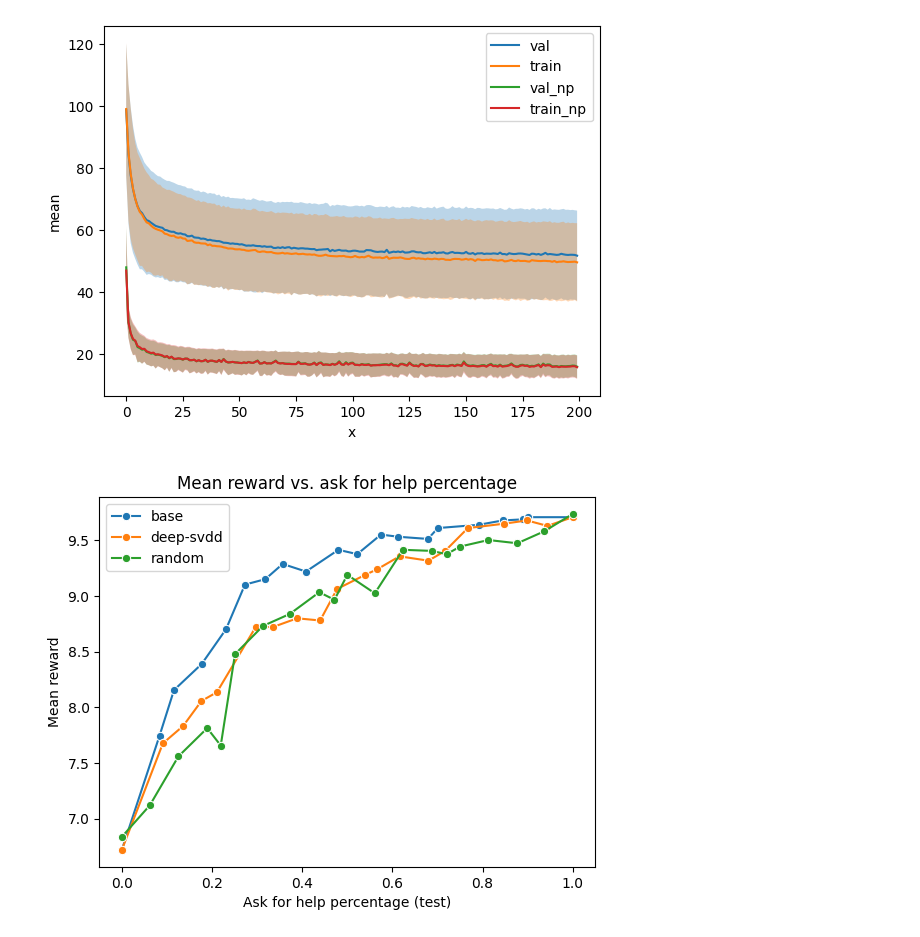
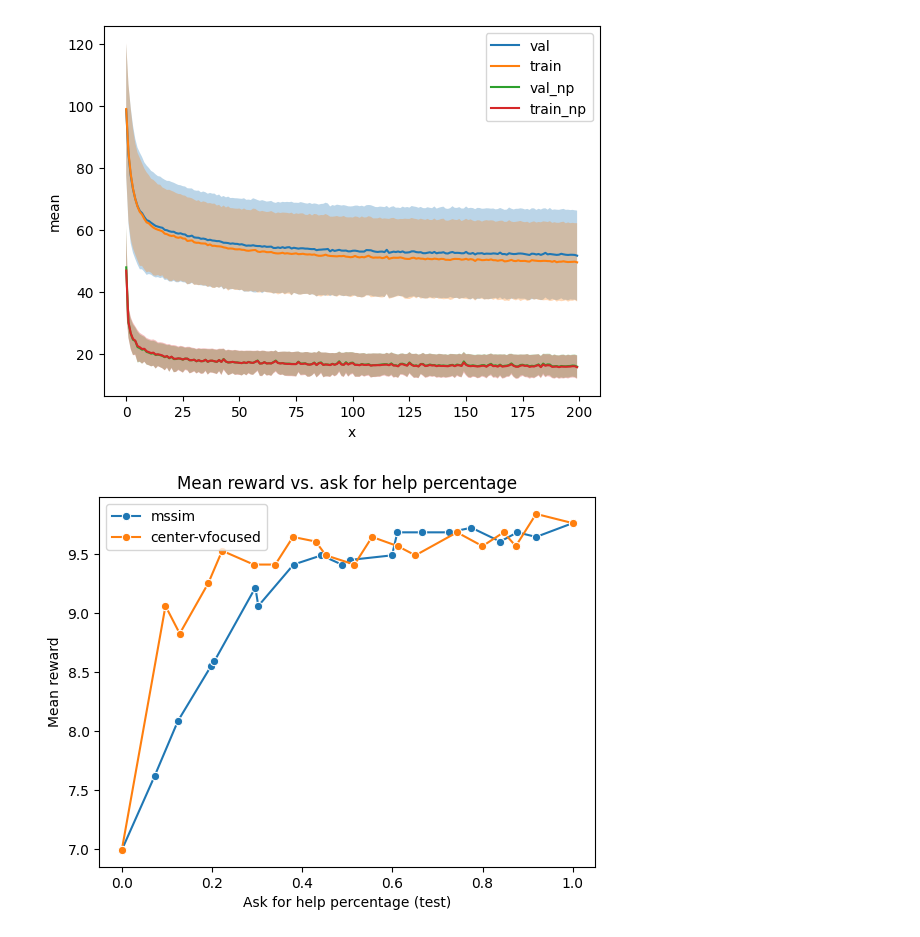
Before and after one commit to PavelCz/yrc-bench-fork, a Jupyter notebook: analyzing/plotting.ipynb, the cells around one changed output. Saved outputs shown, nothing was run; the diff lists cells and outputs as text; code cells hidden in the pictures.

```diff
--- a/analyzing/plotting.ipynb
+++ b/analyzing/plotting.ipynb
@@ -113,13 +113,18 @@ base_path = Path("/home/pavel/data/goal-misgen/tmp")
 #     "patient",
 # ]
 
-eval_path = base_path / "24-new-policy"
+# eval_path = base_path / "24-new-policy"
+# evals = [
+#     "base",
+#     "deep-svdd",
+#     "random",
+# ]
+
+eval_path = base_path / "25-better-y-gap-fill"
 evals = [
-    "base",
-    "deep-svdd",
-    "random",
+    "mssim",
+    "center-vfocused",
 ]
-
 
 for eval in evals:
 
@@ -168,31 +173,31 @@ for eval in evals:
     #         if threshold is None:
     #             raise ValueError("Threshold is None")
     #         num_larger = np.sum(training_scores > threshold)
     #         train_ood_percentage.append(num_larger / len(training_scores))
     # else:
     #     train_ood_percentage = None
 
 
     # print(f"Ask for help percentage: {train_ood_percentage}")
 
     # Plot lineplot using seaborn.
     sns.lineplot(x=afh_percentage, y=mean_rewards, label=eval, marker="o")
 
 plt.xlabel("Ask for help percentage (test)")
 plt.ylabel("Mean reward")
 plt.title("Mean reward vs. ask for help percentage")
 plt.legend()
 plt.show()
 
 # Plot lineplot using matplotlib.
 # plt.plot(thresholds, mean_rewards)
 # plt.fill_between(thresholds, mean_rewards - std_rewards, mean_rewards + std_rewards, alpha=0.5)
 # plt.show()
 
 
 
 # print(eval_data["thresholds"])
 
 # print(eval_data["scores"])
 # %% [output]
-[figure, old version]
+[figure, new version]
```
Also changed, not shown: parts of 1 cell of this notebook.
